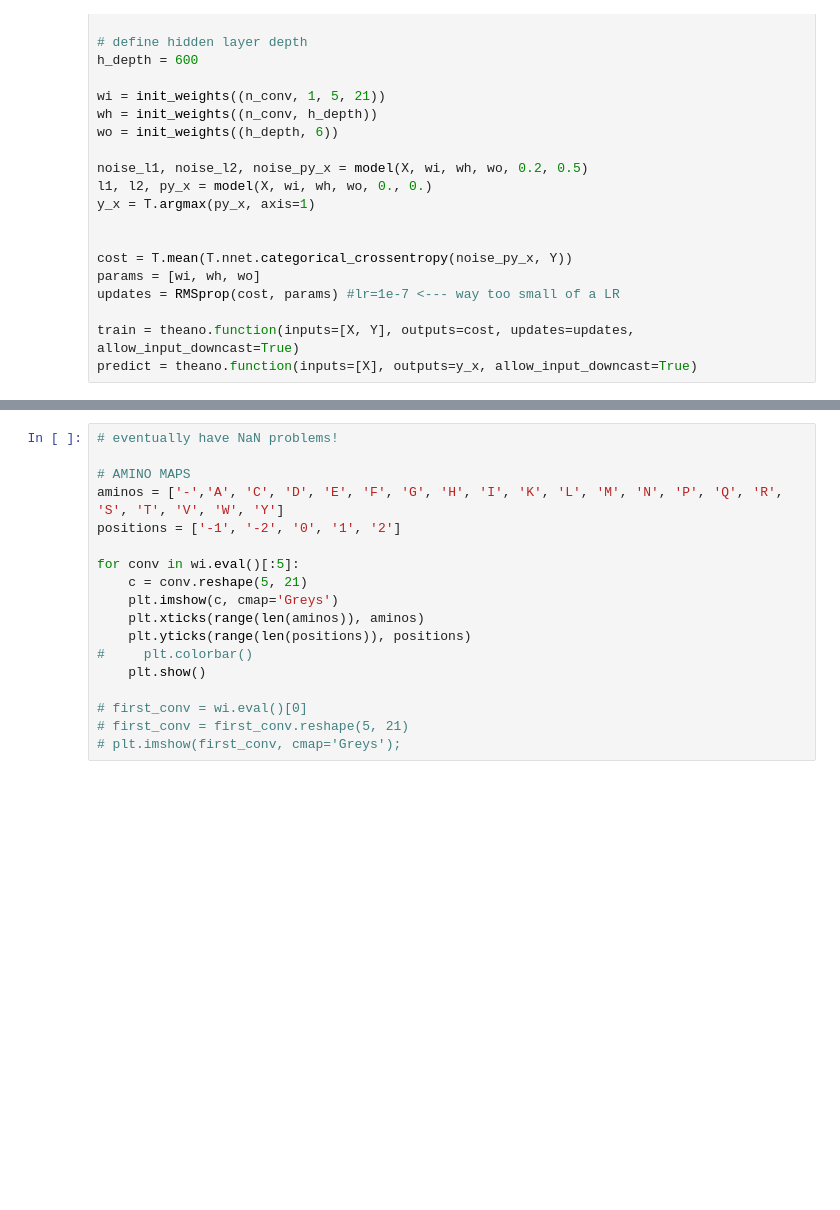
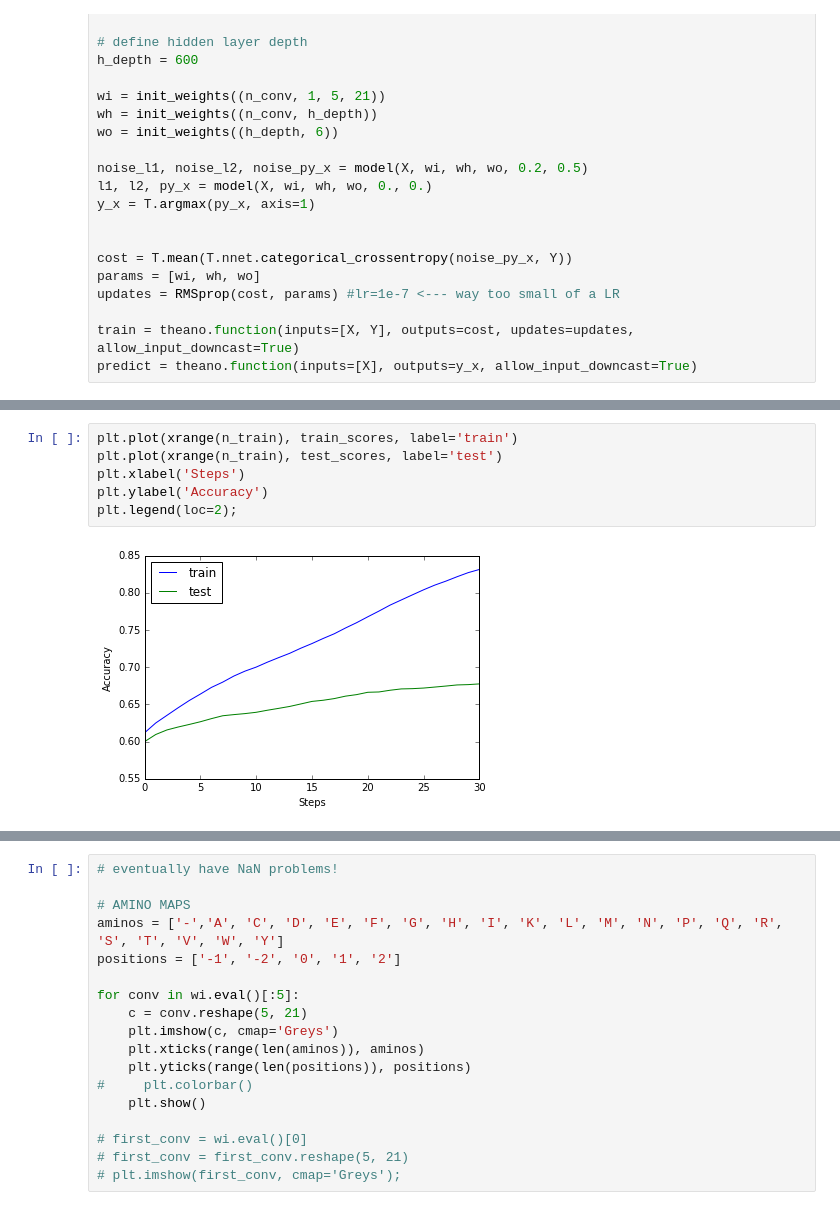
Before and after one commit to lucasramadan/Protein_Prediction, a Jupyter notebook: Covn Net Example.ipynb, the cells around one changed output, grey strips where cells are left out. Cells and saved outputs as stored; diff of their text form; blank space fills up the shorter version.

```diff
--- a/Covn Net Example.ipynb
+++ b/Covn Net Example.ipynb
@@ -233,2 +195,10 @@ for i in xrange(n_train):
+# %%
+plt.plot(xrange(n_train), train_scores, label='train')
+plt.plot(xrange(n_train), test_scores, label='test')
+plt.xlabel('Steps')
+plt.ylabel('Accuracy')
+plt.legend(loc=2);
+# %% [output]
+[figure, added]
 # %%
 # plot our results
```
Also changed, not shown: parts of 4 cells of this notebook, 3 other files.
